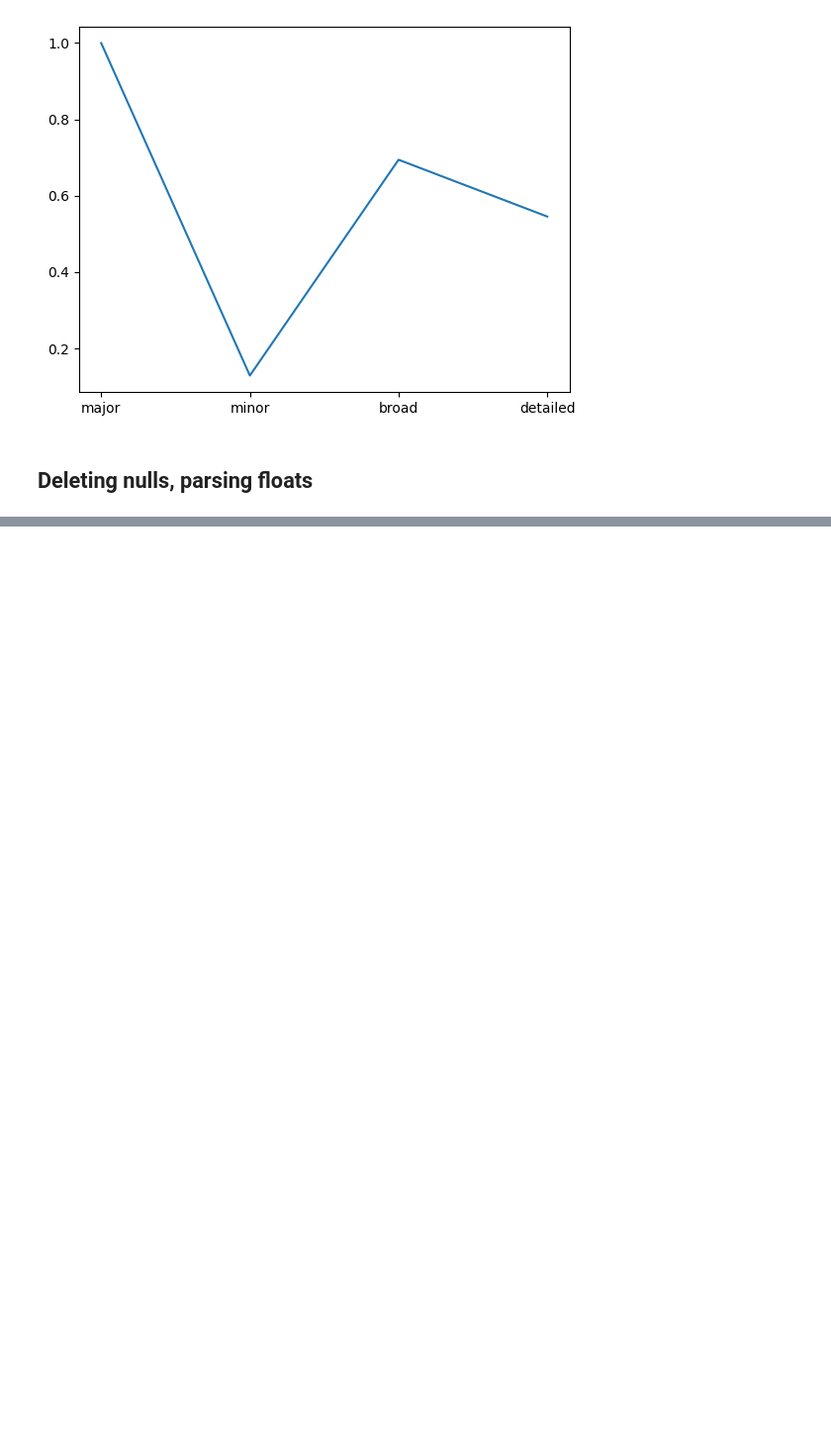
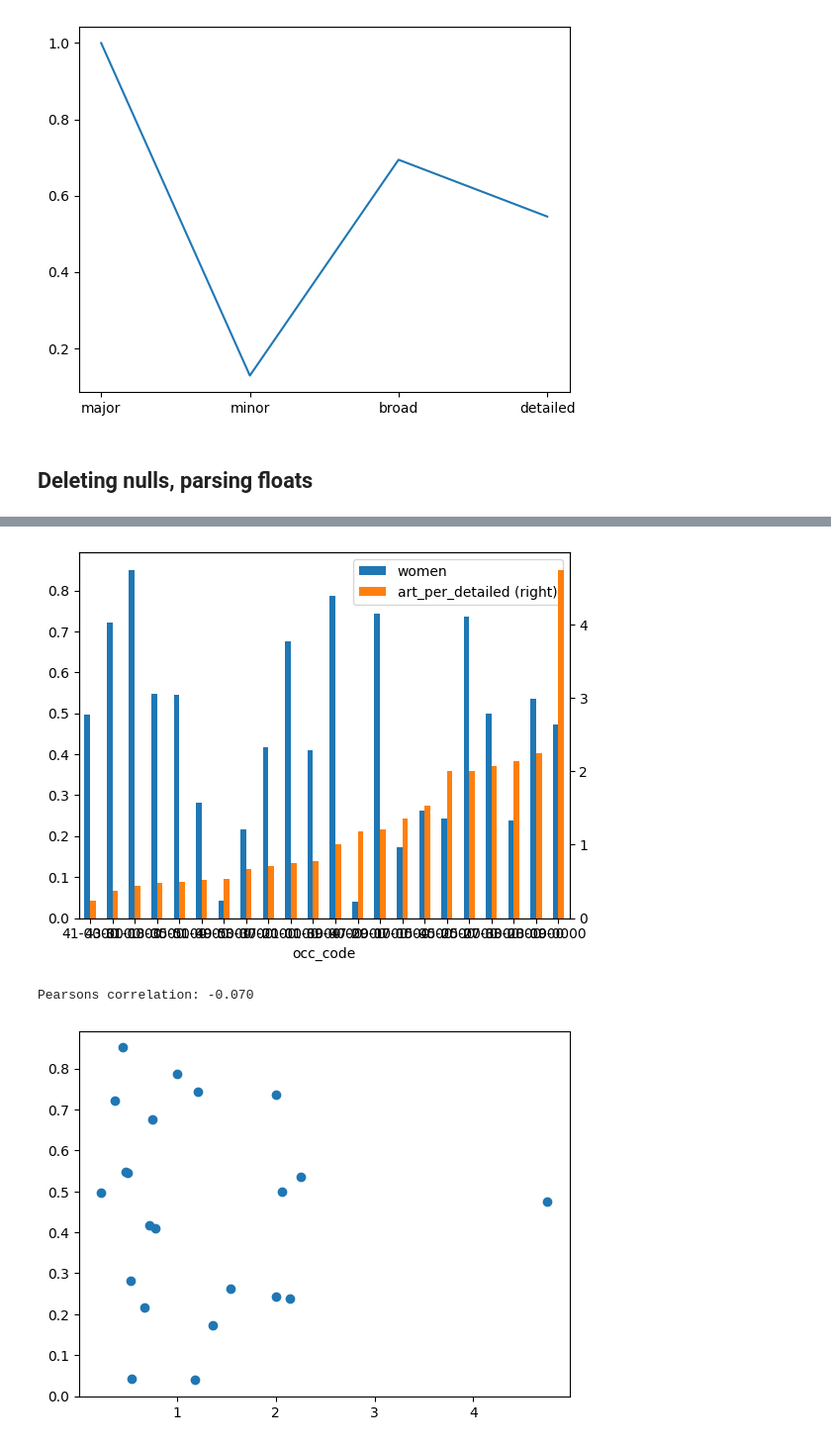
Before and after one commit to digital-scrappy/wikipedia-revisions, a Jupyter notebook: Analysis/gender_race_analysis.ipynb, the cells around one changed output, grey strips where cells are left out. Shown: that part at 99% size. Drawn from its saved outputs; the diff is of its cells as text; code cells hidden in the pictures; blank space fills up the shorter version.

```diff
--- a/Analysis/gender_race_analysis.ipynb
+++ b/Analysis/gender_race_analysis.ipynb
@@ -55,0 +80,3 @@ test
+# %%
+df_major = df.loc[df['occ_group'] == "major"]
+df_major
@@ -55,0 +131,7 @@ test
+# %%
+articles_per_detailed = amount_detailed(df, df_major)
+
+if "art_per_detailed" not in df_major:
+    df_major.insert(4, "art_per_detailed", articles_per_detailed)
+
+df_major.head(3)
@@ -55,0 +143,24 @@ test
+# %%
+def viz_two_axes(df, target_variable, second_metric):
+    df_viz = df.sort_values(by = [second_metric])
+    df_viz.plot(kind = "bar", x = "occ_code", y = [target_variable, second_metric],
+                secondary_y = [second_metric], rot = 0)
+    plt.show()
+
+def viz_scatterplot_correlation(df, target_variable, second_metric):
+    articles = df[second_metric].tolist()
+    target = df[target_variable].tolist()
+
+    corr, _ = pearsonr(target, articles)
+    print('Pearsons correlation: %.3f' % corr)
+
+    plt.scatter(articles, target)
+    plt.show()
+# %%
+viz_two_axes(df_major, "women", "art_per_detailed")
+
+viz_scatterplot_correlation(df_major, "women", "art_per_detailed")
+# %% [output]
+[figure, added]
+Pearsons correlation: -0.070
+[figure, added]
```
Also changed, not shown: parts of 7 cells of this notebook.
